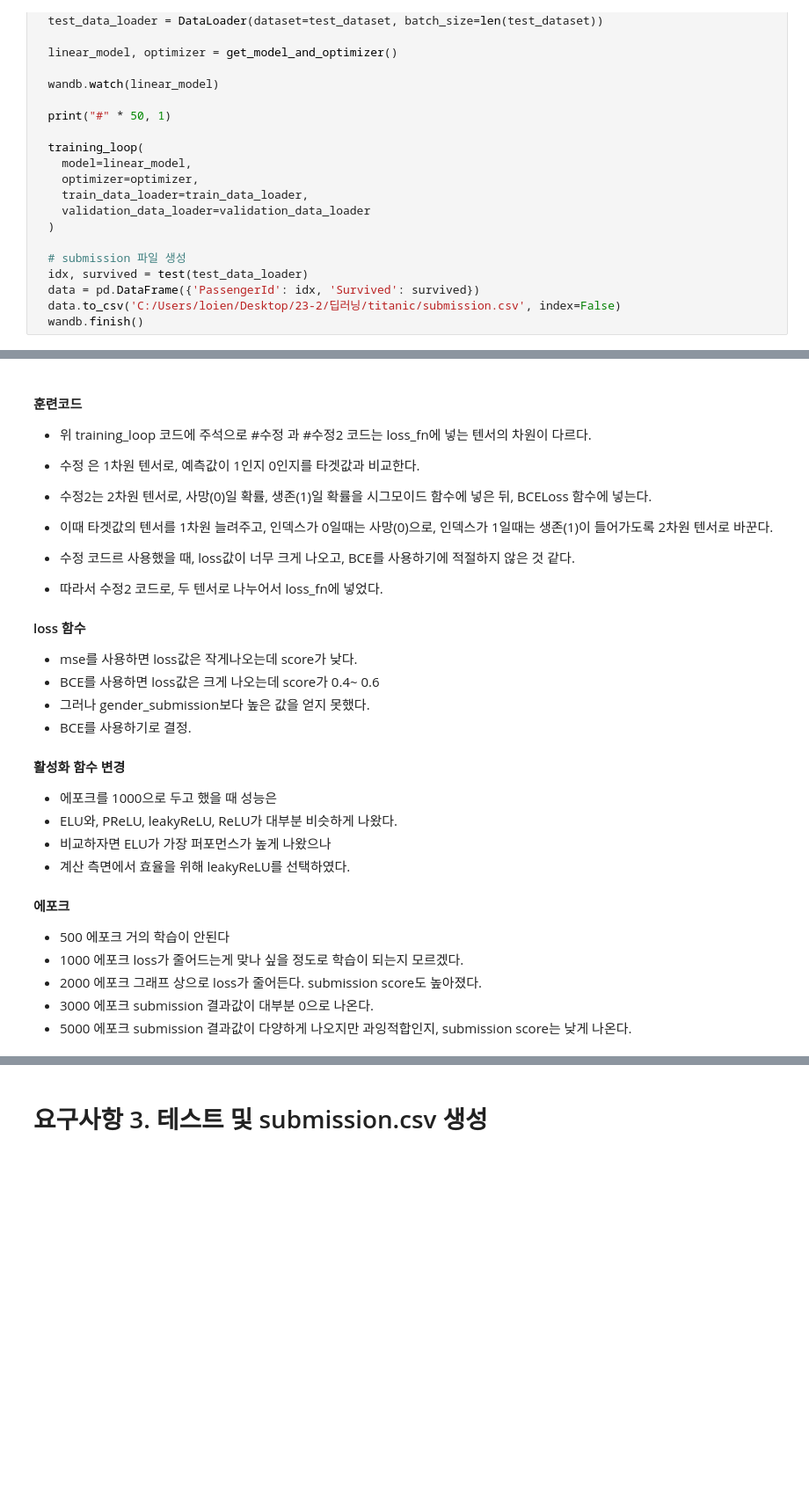
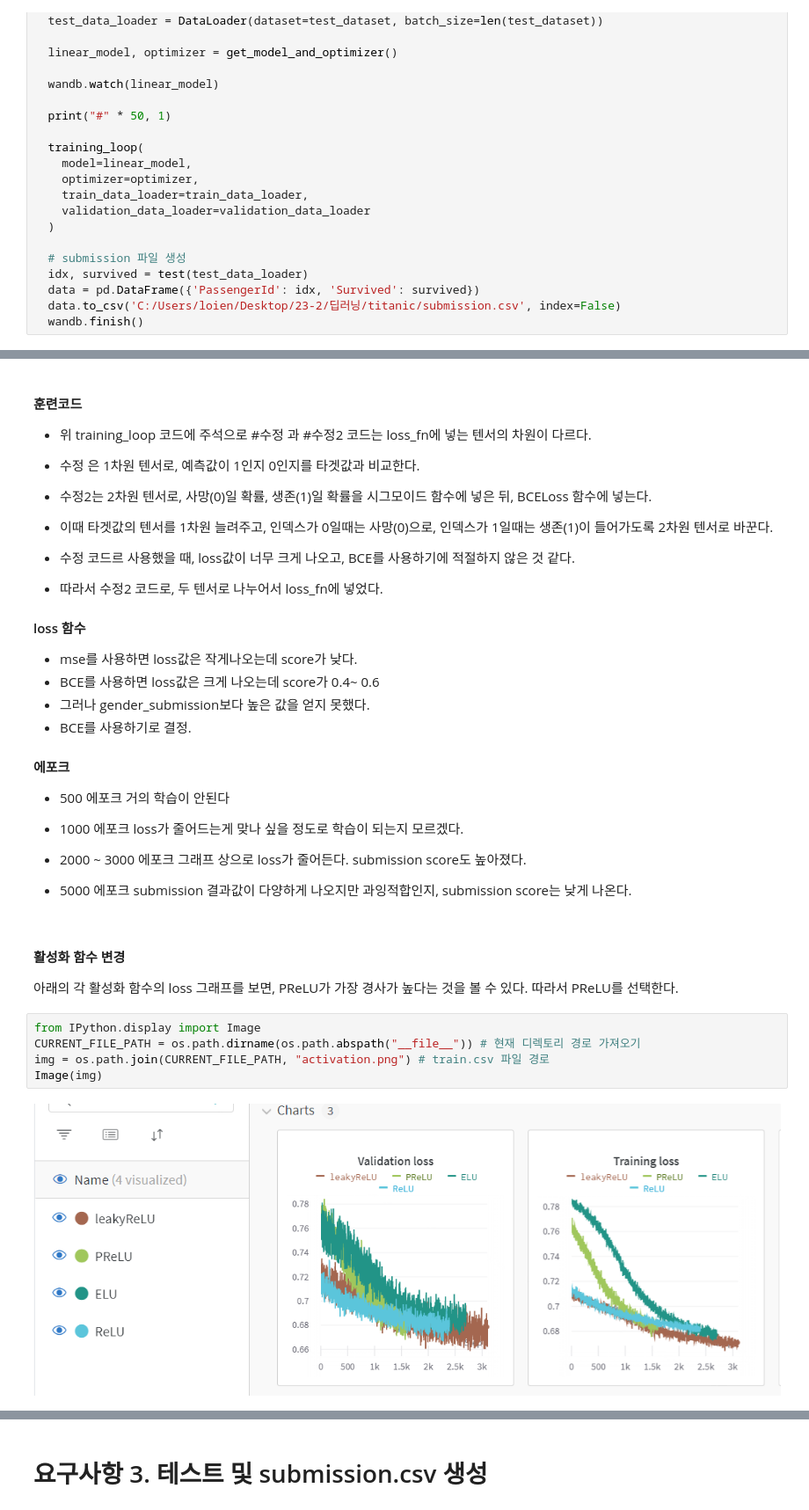
Before and after one commit to 3unsh0t/deep_learning_hw, a Jupyter notebook: hw2.ipynb, the cells around one changed output, grey strips where cells are left out. Shown at 88% size. Drawn from its saved outputs; the diff is of its cells as text; blank space fills up the shorter version.

```diff
--- a/hw2.ipynb
+++ b/hw2.ipynb
@@ -520,20 +520,24 @@ Find logs at: .\wandb\run-20231014_215836-vsf9r6o4\logs
 - 그러나 gender_submission보다 높은 값을 얻지 못했다.
 - BCE를 사용하기로 결정.
 
-#### 활성화 함수 변경
-- 에포크를 1000으로 두고 했을 때 성능은
-- ELU와, PReLU, leakyReLU, ReLU가 대부분 비슷하게 나왔다.
-- 비교하자면 ELU가 가장 퍼포먼스가 높게 나왔으나
-- 계산 측면에서 효율을 위해 leakyReLU를 선택하였다.
-
 #### 에포크
 - 500 에포크
 거의 학습이 안된다
 - 1000 에포크
 loss가 줄어드는게 맞나 싶을 정도로 학습이 되는지 모르겠다.
-- 2000 에포크
+- 2000 ~ 3000 에포크
 그래프 상으로 loss가 줄어든다. submission score도 높아졌다.
-- 3000 에포크
-submission 결과값이 대부분 0으로 나온다.
+
 - 5000 에포크
 submission 결과값이 다양하게 나오지만 과잉적합인지, submission score는 낮게 나온다.
+# %% [markdown]
+#### 활성화 함수 변경
+아래의 각 활성화 함수의 loss 그래프를 보면, PReLU가 가장 경사가 높다는 것을 볼 수 있다.
+따라서 PReLU를 선택한다.
+# %%
+from IPython.display import Image
+CURRENT_FILE_PATH = os.path.dirname(os.path.abspath("__file__")) # 현재 디렉토리 경로 가져오기
+img = os.path.join(CURRENT_FILE_PATH, "activation.png") # train.csv 파일 경로
+Image(img)
+# %% [output]
+[figure, added]
```
Also changed, not shown: parts of 5 cells of this notebook.
